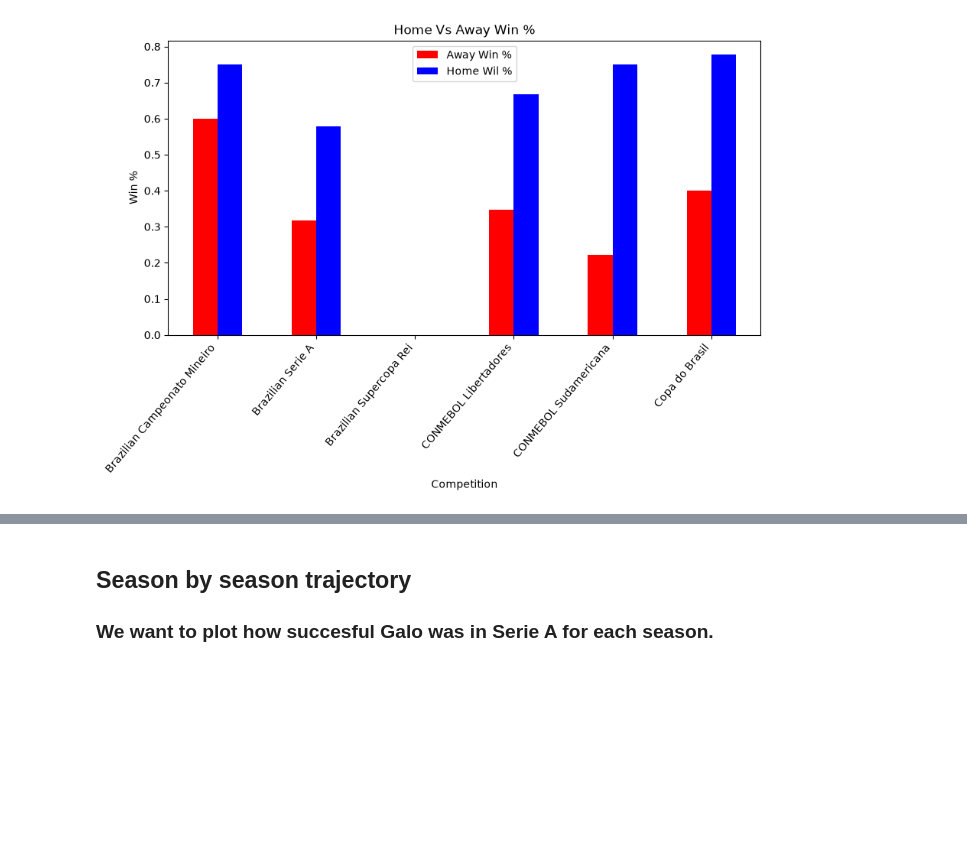
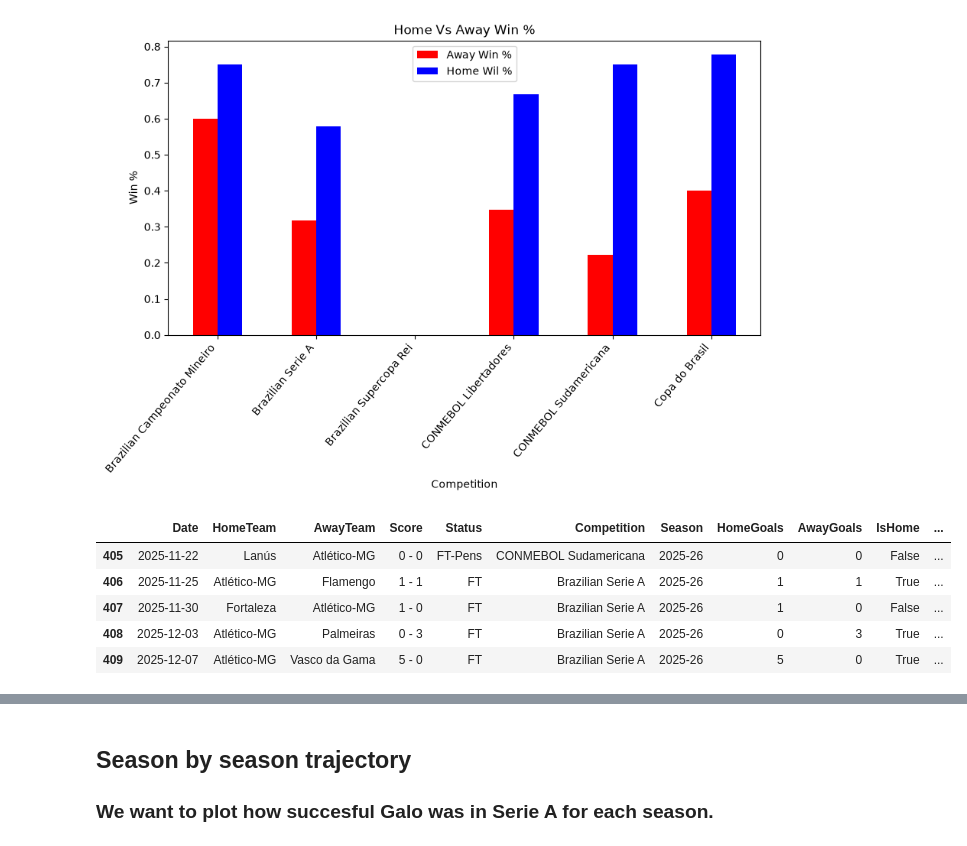
Before and after one commit to Frank-J1/atletico-mg-predictions, a Jupyter notebook: exploritory_analysis_and_cleaning.ipynb, the cells around one changed output, grey strips where cells are left out. Cells and saved outputs as stored; diff of their text form; code cells hidden in the pictures; blank space fills up the shorter version.

```diff
--- a/exploritory_analysis_and_cleaning.ipynb
+++ b/exploritory_analysis_and_cleaning.ipynb
@@ -248,3 +248,22 @@ plt.xticks(rotation=50, ha='right')
 plt.show()
 # %% [output]
 [figure]
+# %%
+# Extract the starting year from '2020-21' -> '2020'
+df['Year'] = df['Season'].str.split('-').str[0]
+
+# Combine raw Date string with the 4-digit Year
+df['Date_Full'] = df['Date'].astype(str) + '-' + df['Year'].astype(str)
+df['Date'] = pd.to_datetime(df['Date_Full'], format='mixed', errors='coerce')
+
+# Now sort chronologically across years
+df = df.sort_values('Date').reset_index(drop=True)
+df['DaysOfRest'] = df['Date'].diff().dt.days.fillna(7)
+df.tail()
+# %% [output]
+|  | Date | HomeTeam | AwayTeam | Score | Status | Competition | Season | HomeGoals | AwayGoals | IsHome | ... |
+| 405 | 2025-11-22 | Lanús | Atlético-MG | 0 - 0 | FT-Pens | CONMEBOL Sudamericana | 2025-26 | 0 | 0 | False | ... |
+| 406 | 2025-11-25 | Atlético-MG | Flamengo | 1 - 1 | FT | Brazilian Serie A | 2025-26 | 1 | 1 | True | ... |
+| 407 | 2025-11-30 | Fortaleza | Atlético-MG | 1 - 0 | FT | Brazilian Serie A | 2025-26 | 1 | 0 | False | ... |
+| 408 | 2025-12-03 | Atlético-MG | Palmeiras | 0 - 3 | FT | Brazilian Serie A | 2025-26 | 0 | 3 | True | ... |
+| 409 | 2025-12-07 | Atlético-MG | Vasco da Gama | 5 - 0 | FT | Brazilian Serie A | 2025-26 | 5 | 0 | True | ... |
```
Also changed, not shown: parts of 5 cells of this notebook.
